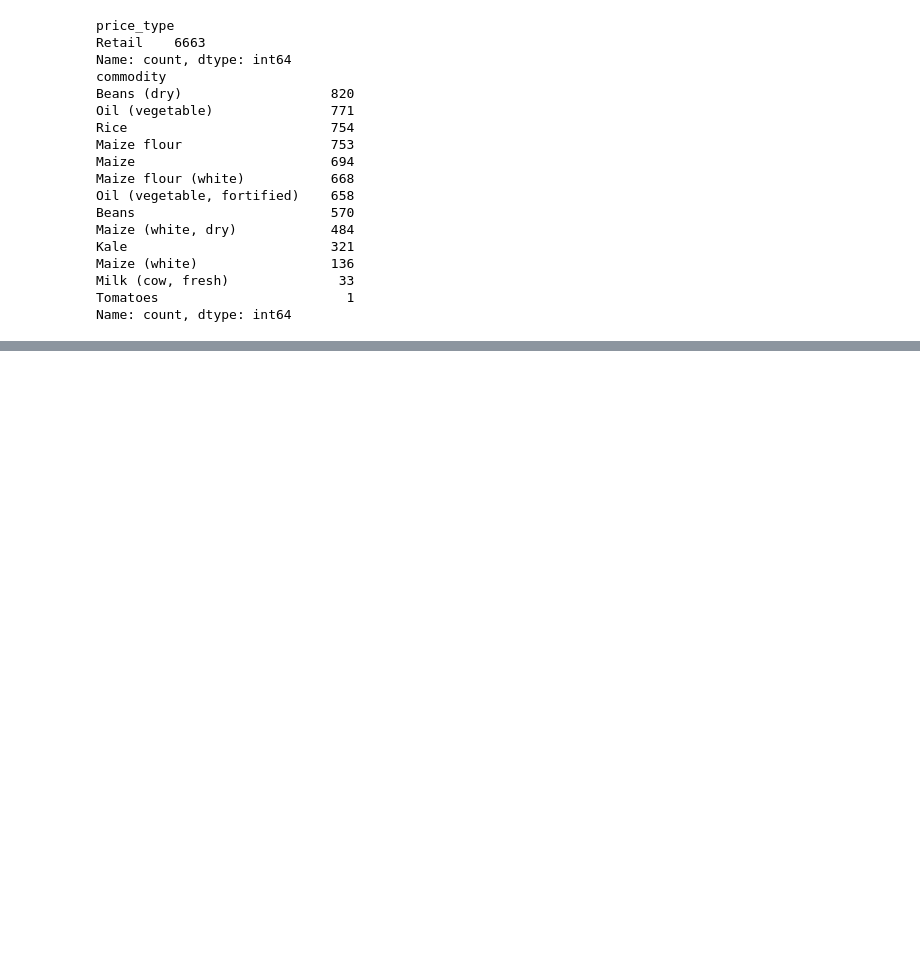
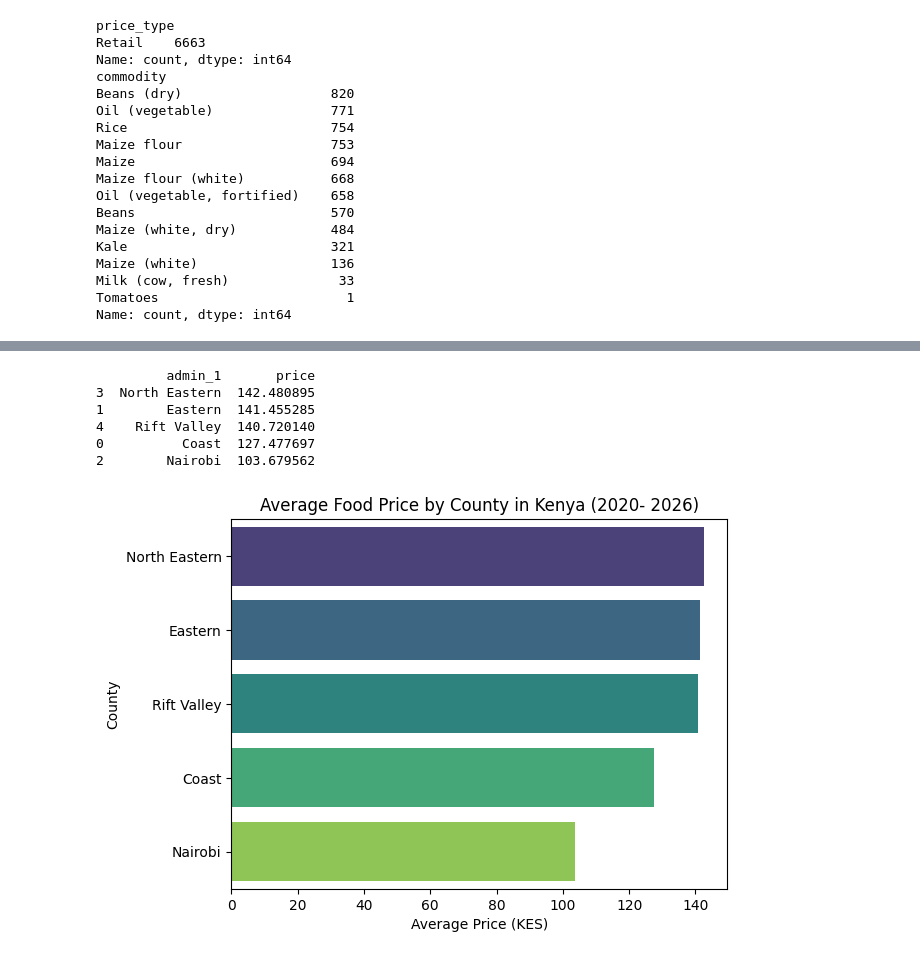
Before and after one commit to Wawira-Muthoni/Kenya_Food_Price-Analytics, a Jupyter notebook: Kenya_food_price_analytics.ipynb, the cells around one changed output, grey strips where cells are left out. Cells and saved outputs as stored; diff of their text form; code cells hidden in the pictures; blank space fills up the shorter version.

```diff
--- a/Kenya_food_price_analytics.ipynb
+++ b/Kenya_food_price_analytics.ipynb
@@ -150,0 +175,21 @@ SyntaxError: invalid syntax. Perhaps you forgot a comma? (3967689566.py, line 12
+# %%
+# Calulate the average price for each county
+
+avg_price_county = df.groupby(['admin_1'])['price'].mean().reset_index().sort_values(by='price',ascending=False)
+print(avg_price_county)
+
+sns.barplot(data=avg_price_county, x='price',y='admin_1',hue='admin_1',palette='viridis',legend=False)
+plt.title('Average Food Price by County in Kenya (2020- 2026)')
+plt.xlabel('Average Price (KES)')
+plt.ylabel('County')
+
+plt.savefig('county_chart.png', bbox_inches='tight')
+plt.show()
+# %% [output]
+         admin_1       price
+3  North Eastern  142.480895
+1        Eastern  141.455285
+4    Rift Valley  140.720140
+0          Coast  127.477697
+2        Nairobi  103.679562
+[figure, added]
```
Also changed, not shown: parts of 16 cells of this notebook.
